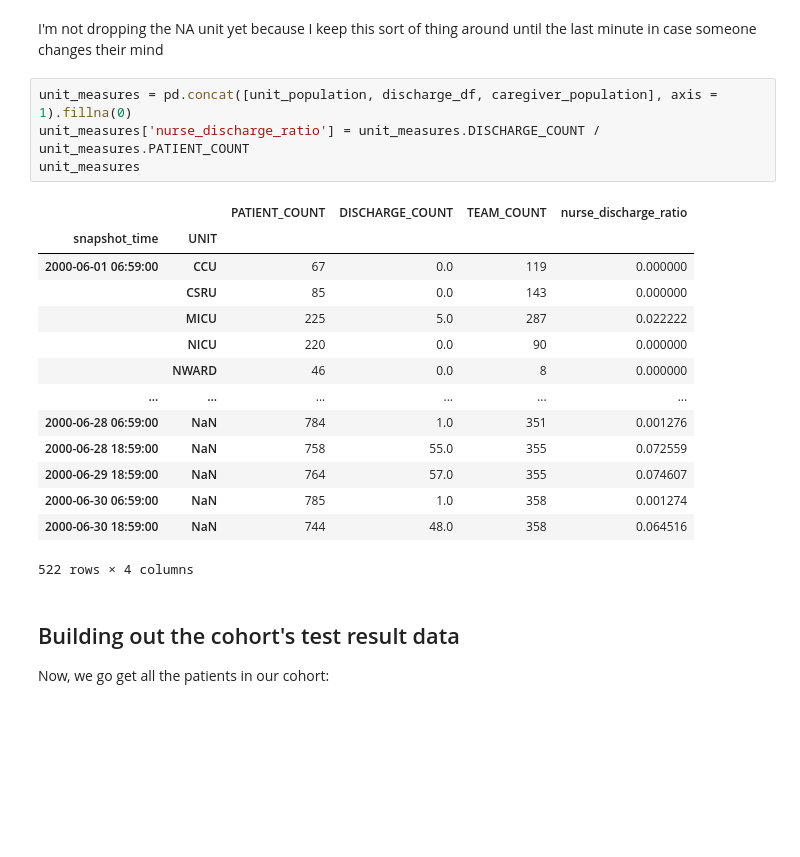
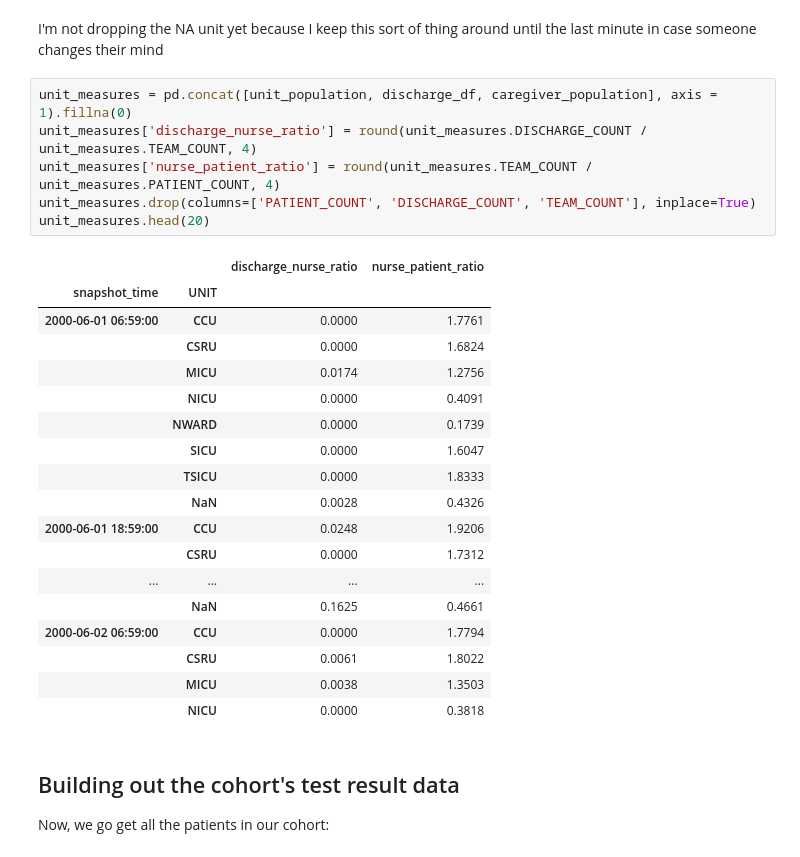
Before and after one commit to arfenarf/wi-coding-challenge, a Jupyter notebook: retrospective_analysis.ipynb, the cells around one changed output. Drawn from its saved outputs; the diff is of its cells as text; blank space fills up the shorter version.

```diff
--- a/retrospective_analysis.ipynb
+++ b/retrospective_analysis.ipynb
@@ -188,23 +199,29 @@ caregiver_population.reset_index().pivot(index ='snapshot_time', columns='UNIT',
 I'm not dropping the NA unit yet because I keep this sort of thing around until the last minute in case someone changes their mind
 # %%
 unit_measures = pd.concat([unit_population, discharge_df, caregiver_population], axis = 1).fillna(0)
-unit_measures['nurse_discharge_ratio'] = unit_measures.DISCHARGE_COUNT / unit_measures.PATIENT_COUNT
-unit_measures
+unit_measures['discharge_nurse_ratio'] = round(unit_measures.DISCHARGE_COUNT / unit_measures.TEAM_COUNT, 4)
+unit_measures['nurse_patient_ratio'] = round(unit_measures.TEAM_COUNT / unit_measures.PATIENT_COUNT, 4)
+unit_measures.drop(columns=['PATIENT_COUNT', 'DISCHARGE_COUNT', 'TEAM_COUNT'], inplace=True)
+unit_measures.head(20)
 # %% [output]
-|  |  | PATIENT_COUNT | DISCHARGE_COUNT | TEAM_COUNT | nurse_discharge_ratio |
-| snapshot_time | UNIT |  |  |  |  |
-| 2000-06-01 06:59:00 | CCU | 67 | 0.0 | 119 | 0.000000 |
-|  | CSRU | 85 | 0.0 | 143 | 0.000000 |
-|  | MICU | 225 | 5.0 | 287 | 0.022222 |
-|  | NICU | 220 | 0.0 | 90 | 0.000000 |
-|  | NWARD | 46 | 0.0 | 8 | 0.000000 |
-| ... | ... | ... | ... | ... | ... |
-| 2000-06-28 06:59:00 | NaN | 784 | 1.0 | 351 | 0.001276 |
-| 2000-06-28 18:59:00 | NaN | 758 | 55.0 | 355 | 0.072559 |
-| 2000-06-29 18:59:00 | NaN | 764 | 57.0 | 355 | 0.074607 |
-| 2000-06-30 06:59:00 | NaN | 785 | 1.0 | 358 | 0.001274 |
-| 2000-06-30 18:59:00 | NaN | 744 | 48.0 | 358 | 0.064516 |
+|  |  | discharge_nurse_ratio | nurse_patient_ratio |
+| snapshot_time | UNIT |  |  |
+| 2000-06-01 06:59:00 | CCU | 0.0000 | 1.7761 |
+|  | CSRU | 0.0000 | 1.6824 |
+|  | MICU | 0.0174 | 1.2756 |
+|  | NICU | 0.0000 | 0.4091 |
+|  | NWARD | 0.0000 | 0.1739 |
+|  | SICU | 0.0000 | 1.6047 |
+|  | TSICU | 0.0000 | 1.8333 |
+|  | NaN | 0.0028 | 0.4326 |
+| 2000-06-01 18:59:00 | CCU | 0.0248 | 1.9206 |
+|  | CSRU | 0.0000 | 1.7312 |
+| ... | ... | ... | ... |
+|  | NaN | 0.1625 | 0.4661 |
+| 2000-06-02 06:59:00 | CCU | 0.0000 | 1.7794 |
+|  | CSRU | 0.0061 | 1.8022 |
+|  | MICU | 0.0038 | 1.3503 |
+|  | NICU | 0.0000 | 0.3818 |
-522 rows × 4 columns
 # %% [markdown]
 ## Building out the cohort's test result data
 
```
Also changed, not shown: parts of 6 cells of this notebook, 2 other files.
